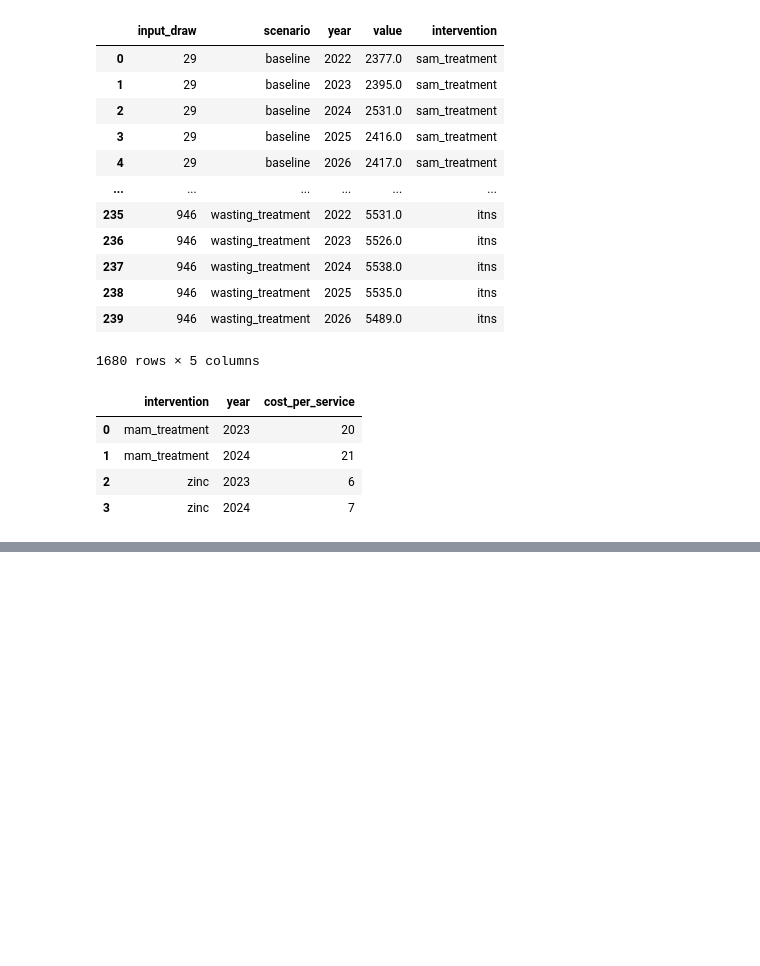
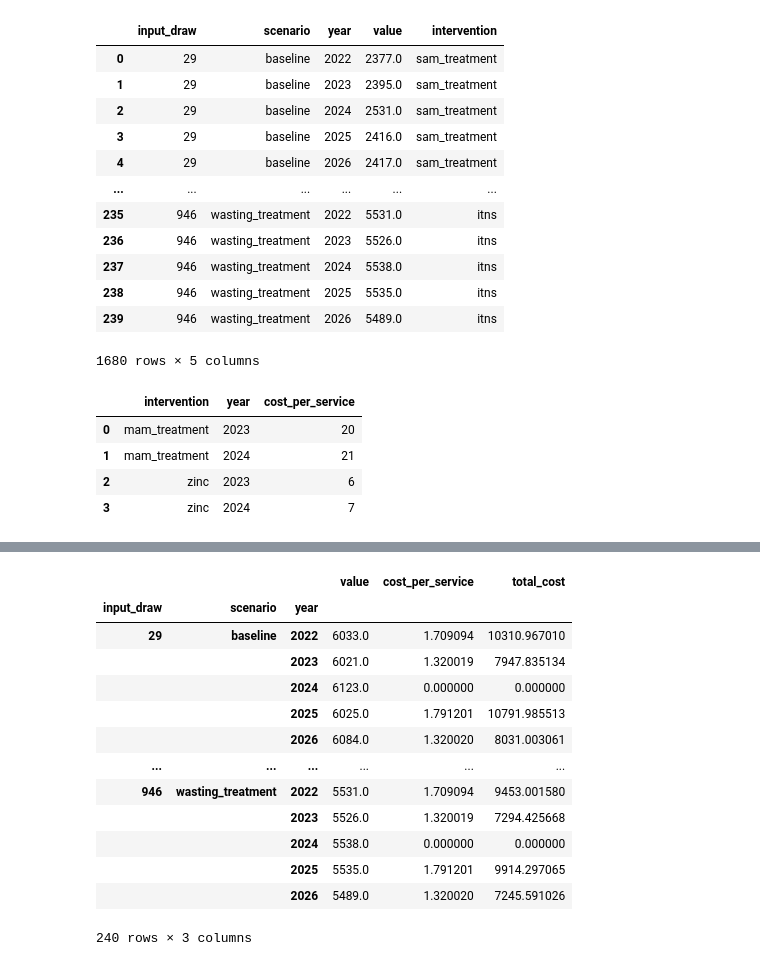
Before and after one commit to ihmeuw/vivarium_research_ciff_sam, a Jupyter notebook: results/5.3.3_intervention_counts.ipynb, the cells around one changed output, grey strips where cells are left out. Saved outputs shown, nothing was run; the diff lists cells and outputs as text; code cells hidden in the pictures; blank space fills up the shorter version.

Commit message:
intervention costs

```diff
--- a/results/5.3.3_intervention_counts.ipynb
+++ b/results/5.3.3_intervention_counts.ipynb
@@ -242,0 +252,4 @@ costs
+# %%
+costs = pd.read_csv('ciff_costs_OHT.csv')
+costs
+# read in the costs dataframe, costs per service derived from OHT
@@ -242,0 +274,20 @@ costs
+# %%
+joined_data = data.merge(costs, on=['intervention','year'])
+joined_data['total_cost'] = joined_data.cost_per_service * joined_data['value']
+joined_data = joined_data.groupby(['input_draw','scenario','year']).sum()
+joined_data
+# %% [output]
+|  |  |  | value | cost_per_service | total_cost |
+| input_draw | scenario | year |  |  |  |
+| 29 | baseline | 2022 | 6033.0 | 1.709094 | 10310.967010 |
+|  |  | 2023 | 6021.0 | 1.320019 | 7947.835134 |
+|  |  | 2024 | 6123.0 | 0.000000 | 0.000000 |
+|  |  | 2025 | 6025.0 | 1.791201 | 10791.985513 |
+|  |  | 2026 | 6084.0 | 1.320020 | 8031.003061 |
+| ... | ... | ... | ... | ... | ... |
+| 946 | wasting_treatment | 2022 | 5531.0 | 1.709094 | 9453.001580 |
+|  |  | 2023 | 5526.0 | 1.320019 | 7294.425668 |
+|  |  | 2024 | 5538.0 | 0.000000 | 0.000000 |
+|  |  | 2025 | 5535.0 | 1.791201 | 9914.297065 |
+|  |  | 2026 | 5489.0 | 1.320020 | 7245.591026 |
+240 rows × 3 columns
```
Also changed, not shown: parts of 6 cells of this notebook.
